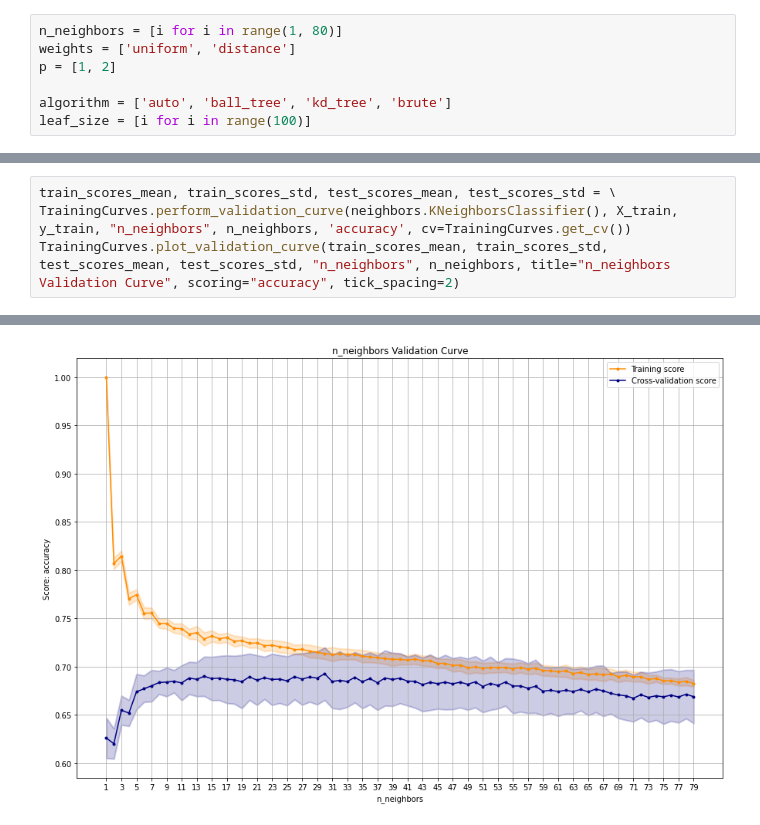
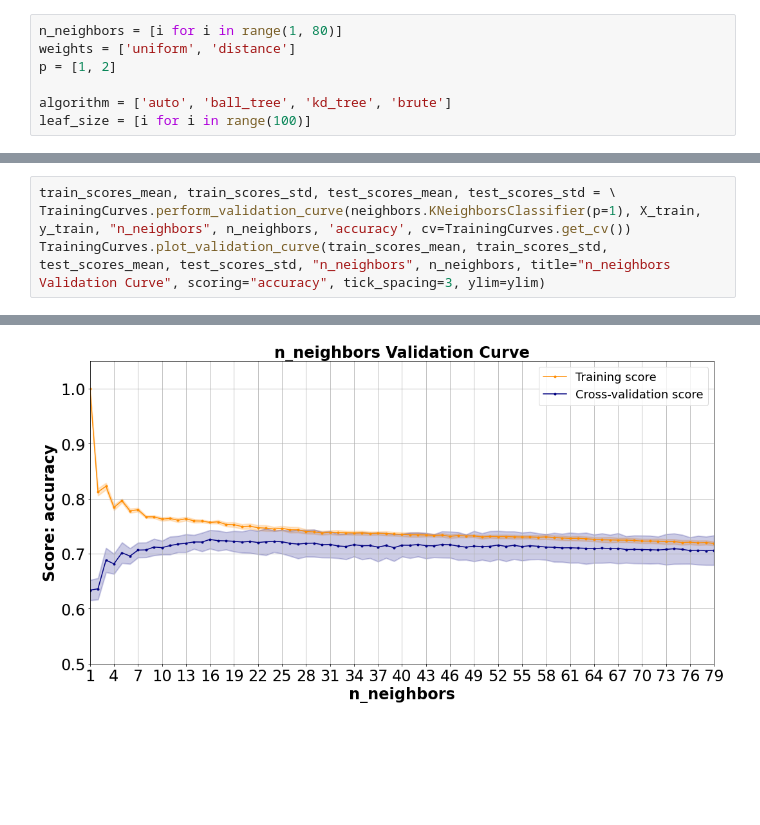
Before and after one commit to Inquisitive-ME/SupervisedLearning_Project_Code, a Jupyter notebook: KNN/generated_noisy_nonlinear_knn_analysis.ipynb, the cells around one changed output, grey strips where cells are left out. Drawn from its saved outputs; the diff is of its cells as text; blank space fills up the shorter version.

```diff
--- a/KNN/generated_noisy_nonlinear_knn_analysis.ipynb
+++ b/KNN/generated_noisy_nonlinear_knn_analysis.ipynb
@@ -39,6 +72,6 @@ leaf_size = [i for i in range(100)]
 # %%
 train_scores_mean, train_scores_std, test_scores_mean, test_scores_std = \
-TrainingCurves.perform_validation_curve(neighbors.KNeighborsClassifier(), X_train, y_train, "n_neighbors", n_neighbors, 'accuracy', cv=TrainingCurves.get_cv())
-TrainingCurves.plot_validation_curve(train_scores_mean, train_scores_std, test_scores_mean, test_scores_std, "n_neighbors", n_neighbors, title="n_neighbors Validation Curve", scoring="accuracy", tick_spacing=2)
+TrainingCurves.perform_validation_curve(neighbors.KNeighborsClassifier(p=1), X_train, y_train, "n_neighbors", n_neighbors, 'accuracy', cv=TrainingCurves.get_cv())
+TrainingCurves.plot_validation_curve(train_scores_mean, train_scores_std, test_scores_mean, test_scores_std, "n_neighbors", n_neighbors, title="n_neighbors Validation Curve", scoring="accuracy", tick_spacing=3, ylim=ylim)
 # %% [output]
 [Parallel(n_jobs=-1)]: Using backend LokyBackend with 8 concurrent workers.
@@ -46 +79 @@ TrainingCurves.plot_validation_curve(train_scores_mean, train_scores_std, test_s
-[figure, old version]
+[figure, new version]
```
Also changed, not shown: parts of 20 cells of this notebook, 4 other files.
